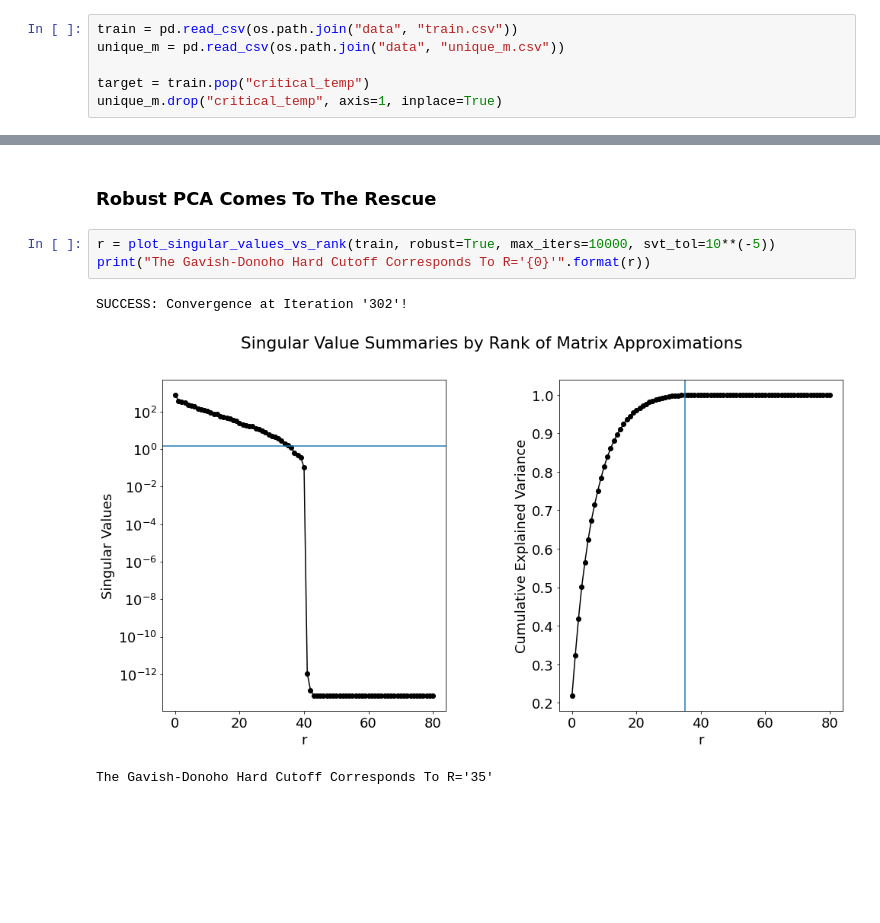
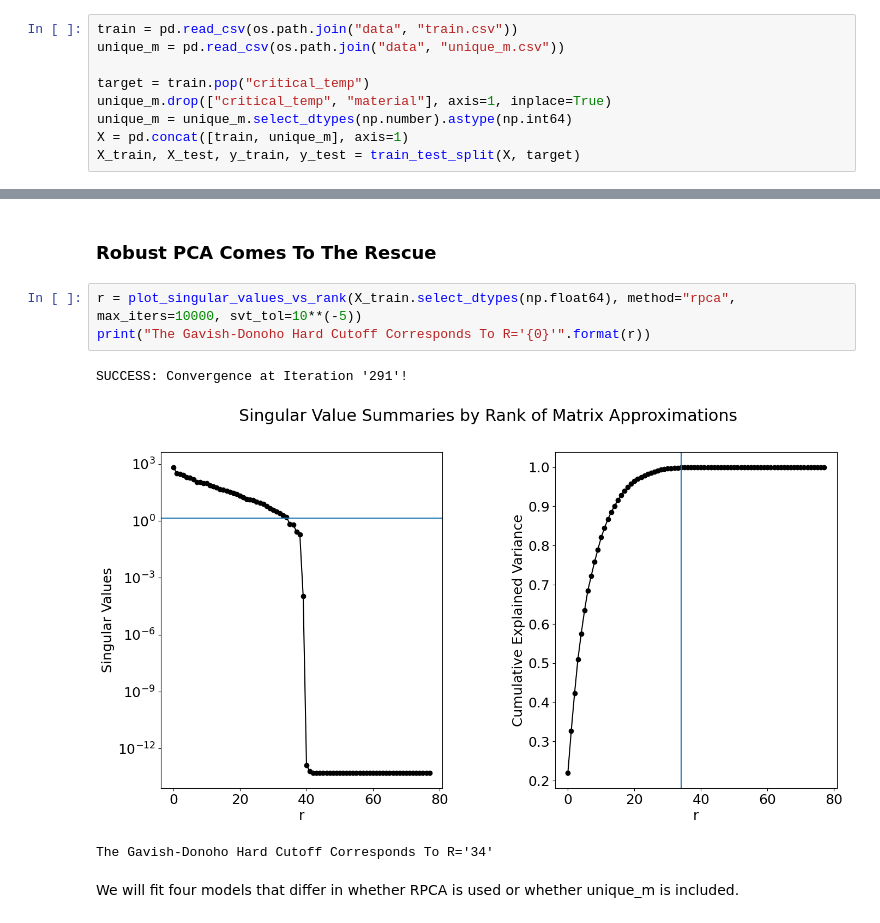
Before and after one commit to stochasticallyconverging/superconductor, a Jupyter notebook: exploration.ipynb, the cells around one changed output, grey strips where cells are left out. Cells and saved outputs as stored; diff of their text form; blank space fills up the shorter version.

```diff
--- a/exploration.ipynb
+++ b/exploration.ipynb
@@ -16,7 +15,10 @@ train = pd.read_csv(os.path.join("data", "train.csv"))
 unique_m = pd.read_csv(os.path.join("data", "unique_m.csv"))
 
 target = train.pop("critical_temp")
-unique_m.drop("critical_temp", axis=1, inplace=True)
+unique_m.drop(["critical_temp", "material"], axis=1, inplace=True)
+unique_m = unique_m.select_dtypes(np.number).astype(np.int64)
+X = pd.concat([train, unique_m], axis=1)
+X_train, X_test, y_train, y_test = train_test_split(X, target)
 # %% [markdown]
 ## The Data Is Absurdly Noisy
 # %% [markdown]
@@ -32,9 +32,11 @@ The Gavish-Donoho Hard Cutoff Corresponds To R='78'
 # %% [markdown]
 ### Robust PCA Comes To The Rescue
 # %%
-r = plot_singular_values_vs_rank(train, robust=True, max_iters=10000, svt_tol=10**(-5))
+r = plot_singular_values_vs_rank(X_train.select_dtypes(np.float64), method="rpca", max_iters=10000, svt_tol=10**(-5))
 print("The Gavish-Donoho Hard Cutoff Corresponds To R='{0}'".format(r))
 # %% [output]
-SUCCESS: Convergence at Iteration '302'!
+SUCCESS: Convergence at Iteration '291'!
-[figure, old version]
+[figure, new version]
-The Gavish-Donoho Hard Cutoff Corresponds To R='35'
+The Gavish-Donoho Hard Cutoff Corresponds To R='34'
+# %% [markdown]
+We will fit four models that differ in whether RPCA is used or whether unique_m is included.
```
Also changed, not shown: parts of 7 cells of this notebook, 3 other files.
